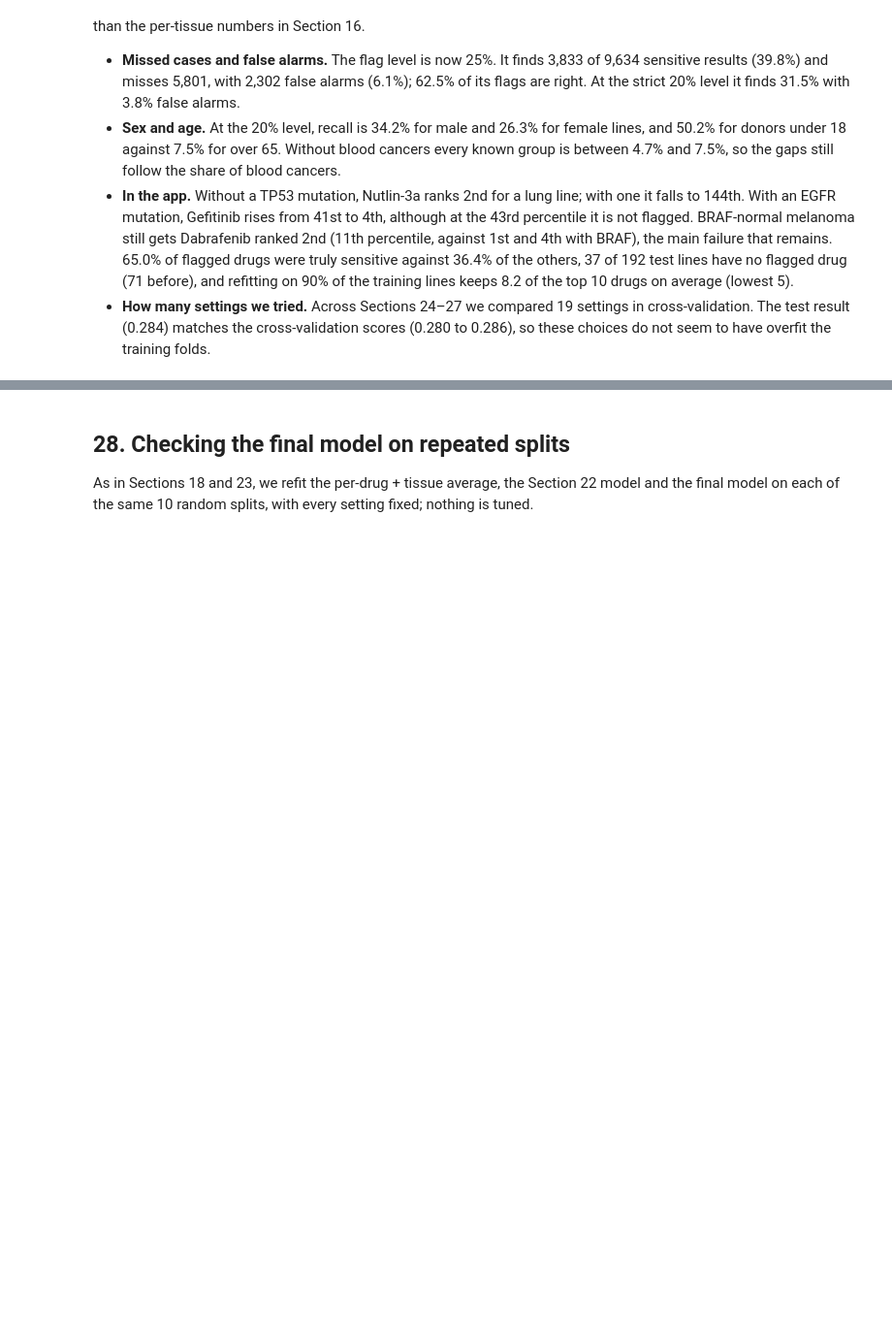
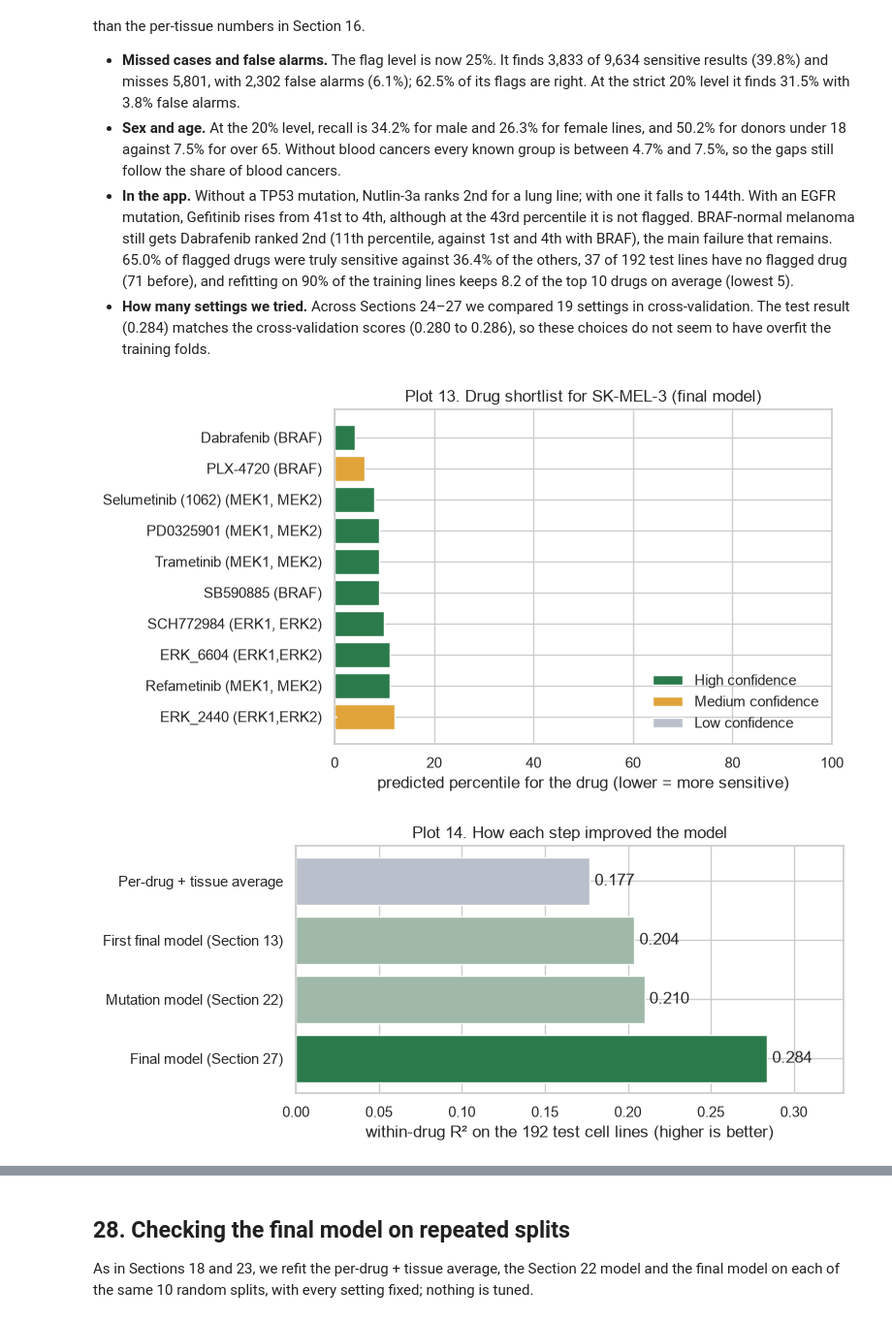
Before and after one commit to Mika1904/sentinel, a Jupyter notebook: Project_Code/Team_Sentinel_Health_AI.ipynb, the cells around one changed output, grey strips where cells are left out. Shown at 97% size. Cells and saved outputs as stored; diff of their text form; code cells hidden in the pictures; blank space fills up the shorter version.

Commit message:
Add final shortlist and model comparison figures, update README

```diff
--- a/Project_Code/Team_Sentinel_Health_AI.ipynb
+++ b/Project_Code/Team_Sentinel_Health_AI.ipynb
@@ -2686,3 +2690,26 @@ top-10 drugs kept after refitting on 90% of training lines: average 8.2 of 10, l
 - **Sex and age.** At the 20% level, recall is 34.2% for male and 26.3% for female lines, and 50.2% for donors under 18 against 7.5% for over 65. Without blood cancers every known group is between 4.7% and 7.5%, so the gaps still follow the share of blood cancers.
 - **In the app.** Without a TP53 mutation, Nutlin-3a ranks 2nd for a lung line; with one it falls to 144th. With an EGFR mutation, Gefitinib rises from 41st to 4th, although at the 43rd percentile it is not flagged. BRAF-normal melanoma still gets Dabrafenib ranked 2nd (11th percentile, against 1st and 4th with BRAF), the main failure that remains. 65.0% of flagged drugs were truly sensitive against 36.4% of the others, 37 of 192 test lines have no flagged drug (71 before), and refitting on 90% of the training lines keeps 8.2 of the top 10 drugs on average (lowest 5).
 - **How many settings we tried.** Across Sections 24–27 we compared 19 settings in cross-validation. The test result (0.284) matches the cross-validation scores (0.280 to 0.286), so these choices do not seem to have overfit the training folds.
+# %%
+sk_table = add_lab_result(shortlist(tissue_name, genes, model_id=sk_mid), "SK-MEL-3")
+fig = plot_shortlist(sk_table, "Plot 13. Drug shortlist for SK-MEL-3 (final model)")
+fig.savefig("figures/plot13_final_shortlist.png", dpi=150)
+plt.show()
+
+journey = pd.DataFrame({
+    "model": ["Per-drug + tissue average", "First final model (Section 13)", "Mutation model (Section 22)", "Final model (Section 27)"],
+    "within-drug R2": [score("", p)["within-drug R2"] for p in [pred_drug_tissue, pred_final, pred_new, pred_expr_final]],
+})
+plt.figure(figsize=(8, 3.6))
+plt.barh(journey["model"][::-1], journey["within-drug R2"][::-1], color=["#2b7a4b", "#9fb8a8", "#9fb8a8", "#b9c0cc"])
+for k, value in enumerate(journey["within-drug R2"][::-1]):
+    plt.text(value + 0.003, k, f"{value:.3f}", va="center")
+plt.xlim(0, 0.33)
+plt.xlabel("within-drug R² on the 192 test cell lines (higher is better)")
+plt.title("Plot 14. How each step improved the model")
+plt.tight_layout()
+plt.savefig("figures/plot14_model_journey.png", dpi=150)
+plt.show()
+# %% [output]
+[figure, added]
+[figure, added]
```
Also changed, not shown: parts of 3 cells of this notebook, 3 other files.
